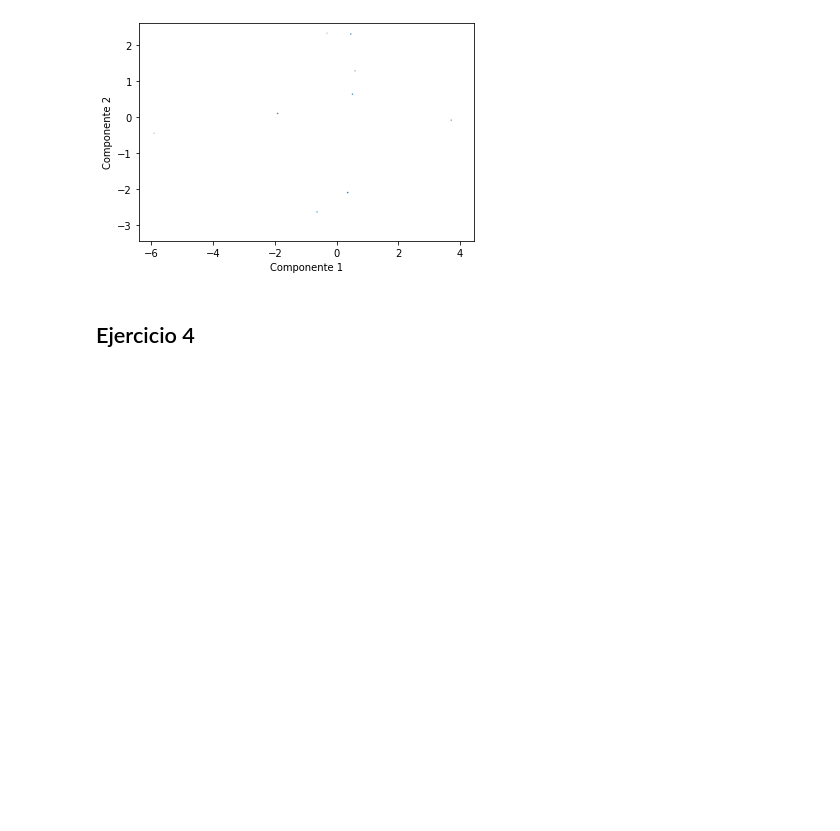
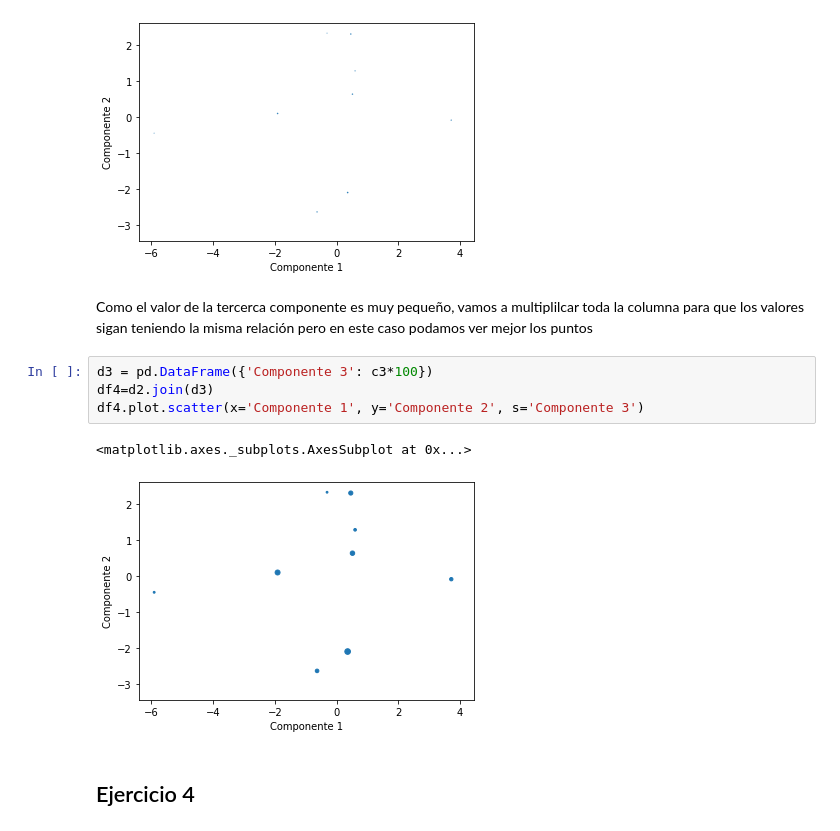
Before and after one commit to amayasarasacolina/MineriaL1P1, a Jupyter notebook: L1P3.ipynb, the cells around one changed output. Cells and saved outputs as stored; diff of their text form; blank space fills up the shorter version.

```diff
--- a/L1P3.ipynb
+++ b/L1P3.ipynb
@@ -594,6 +594,15 @@ df4.plot.scatter(x='Componente 1', y='Componente 2', s='Componente 3')
 # %% [output]
 <matplotlib.axes._subplots.AxesSubplot at 0x...>
 [figure]
+# %% [markdown]
+Como el valor de la tercerca componente es muy pequeño, vamos a multiplilcar toda la columna para que los valores sigan teniendo la misma relación pero en este caso podamos ver mejor los puntos
+# %%
+d3 = pd.DataFrame({'Componente 3': c3*100})
+df4=d2.join(d3)
+df4.plot.scatter(x='Componente 1', y='Componente 2', s='Componente 3')
+# %% [output]
+<matplotlib.axes._subplots.AxesSubplot at 0x...>
+[figure, added]
 # %% [markdown]
 ## Ejercicio 4
 # %% [markdown]
```
